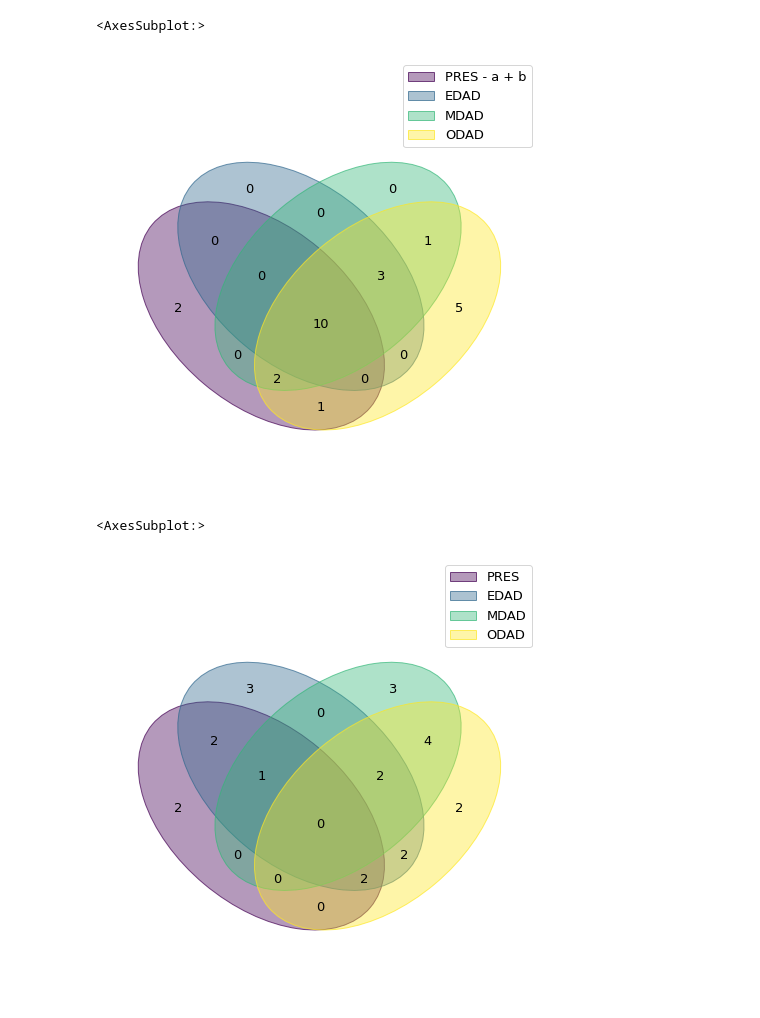
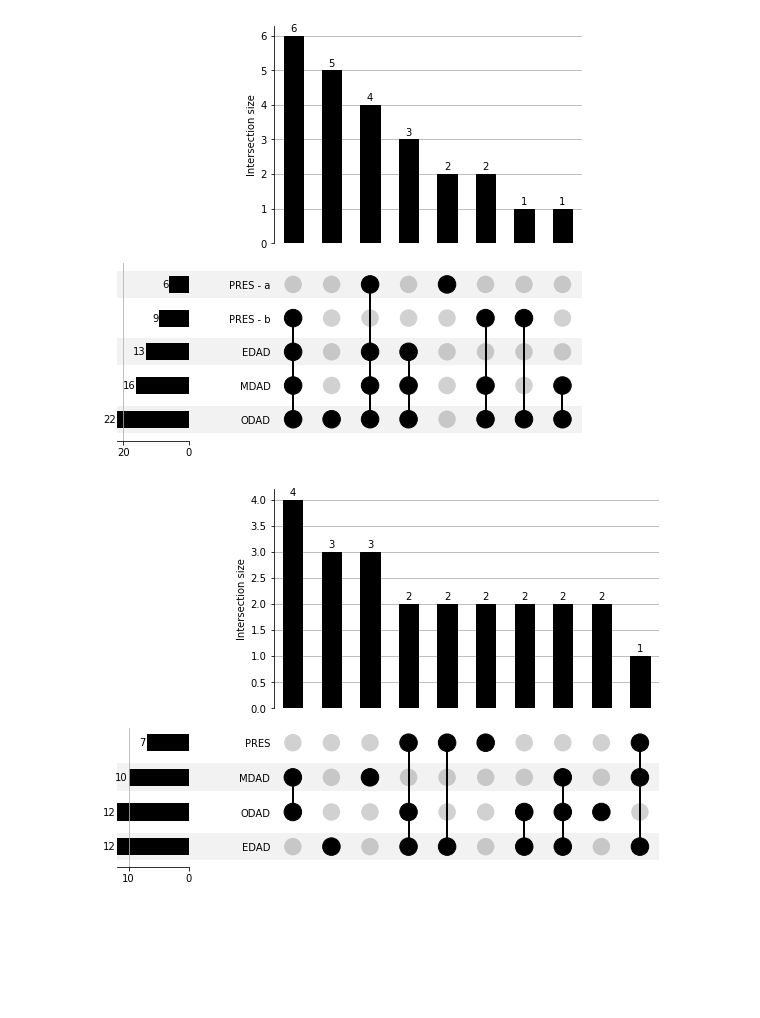
Before and after one commit to thjimmylee/UKCIC-COVID19-paper-figures, a Jupyter notebook: spatial_1/notebooks/Figure5.ipynb, the cells around one changed output. Drawn from its saved outputs; the diff is of its cells as text; code cells hidden in the pictures; blank space fills up the shorter version.

```diff
--- a/spatial_1/notebooks/Figure5.ipynb
+++ b/spatial_1/notebooks/Figure5.ipynb
@@ -498,37 +508,39 @@ p5
 # %%
-from venn import venn
-%matplotlib inline
+niche_1 = from_contents(
+    {
+        "PRES - a" : ['EP.Secretory.1', 'EC.Arterial', 'Mesothelial.like', 'PC', 'M2.3', 'FB.Adventitial'],
+        "PRES - b" : ['EC.Venous', 'EC.Capillary.1', 'PR.Myeloid', 'FB.Pathological.1', 'EC.Aerocyte', 'FB.Alveolar', 'PR.B.Plasma', 'EP.AT2.1', 'EP.Transitional'],
+        "EDAD" : ['FB.Adventitial', 'PC', 'SMC', 'B.Cell', 'FB.Pathological.1', 'M2.1', 'EC.Capillary.1', 'Mesothelial.like', 'EC.Venous', 'EC.Aerocyte', 'FB.Alveolar', 'M2.3', 'EP.Transitional'],
+        "MDAD" : ['EP.AT2.1', 'PR.B.Plasma', 'M2.3', 'EC.Lymphatic', 'PC', 'B.Cell', 'M2.1', 'FB.Pathological.1', 'FB.Adventitial', 'EP.Transitional', 'SMC', 'EC.Aerocyte', 'Mesothelial.like', 'EC.Capillary.1', 'FB.Alveolar', 'EC.Venous'],
+        "ODAD" : ['EC.Aerocyte', 'FB.Adventitial', 'EC.Capillary.1', 'M2.1',
+           'Memory.CD4', 'M2.3', 'NK.3', 'EC.Lymphatic', 'B.Cell', 'NK.1',
+           'PR.B.Plasma', 'SMC', 'NK.4', 'FB.Alveolar', 'Mesothelial.like',
+           'EC.Venous', 'EP.Ciliated', 'EP.Transitional', 'EP.AT2.1', 'PC',
+           'FB.Pathological.1', 'PR.Myeloid']
+    }
+)
 
-niche_1 = {
-    "PRES - a + b" : {'EP.Secretory.1', 'EC.Arterial', 'Mesothelial.like', 'PC', 'M2.3', 'FB.Adventitial','EC.Venous', 'EC.Capillary.1', 'PR.Myeloid', 'FB.Pathological.1', 'EC.Aerocyte', 'FB.Alveolar', 'PR.B.Plasma', 'EP.AT2.1', 'EP.Transitional'},
-    "EDAD" : {'FB.Adventitial', 'PC', 'SMC', 'B.Cell', 'FB.Pathological.1', 'M2.1', 'EC.Capillary.1', 'Mesothelial.like', 'EC.Venous', 'EC.Aerocyte', 'FB.Alveolar', 'M2.3', 'EP.Transitional'},
-    "MDAD" : {'EP.AT2.1', 'PR.B.Plasma', 'M2.3', 'EC.Lymphatic', 'PC', 'B.Cell', 'M2.1', 'FB.Pathological.1', 'FB.Adventitial', 'EP.Transitional', 'SMC', 'EC.Aerocyte', 'Mesothelial.like', 'EC.Capillary.1', 'FB.Alveolar', 'EC.Venous'},
-    "ODAD" : {'EC.Aerocyte', 'FB.Adventitial', 'EC.Capillary.1', 'M2.1',
-       'Memory.CD4', 'M2.3', 'NK.3', 'EC.Lymphatic', 'B.Cell', 'NK.1',
-       'PR.B.Plasma', 'SMC', 'NK.4', 'FB.Alveolar', 'Mesothelial.like',
-       'EC.Venous', 'EP.Ciliated', 'EP.Transitional', 'EP.AT2.1', 'PC',
-       'FB.Pathological.1', 'PR.Myeloid'}
-}
-
-venn(niche_1)
+plt = UpSet(niche_1, subset_size='count', show_counts='%d', sort_by="cardinality", element_size=50).plot()
 # %% [output]
-<AxesSubplot:>
-[figure, old version]
+[figure, new version]
 # %%
-niche_2 = {
-    "PRES" : {'EP.Secretory', 'EC.Lymphatic', 'NK.1', 'MastCell', 'EP.Secretory.2', 'B.Cell', 'PR.T.NK'},
-    "EDAD" : {'EP.Secretory.1', 'Monocyte.2', 'Th17', 'cDC', 'NK.4',
-       'EP.Secretory', 'EC.Lymphatic', 'EC.Arterial', 'PR.T.NK',
-       'EP.Secretory.2', 'MastCell', 'FB.Activated'},
-    "MDAD" : {'M2.5', 'NK.5', 'Neutrophil.2',
-       'EP.Secretory.2', 'Th17', 'cDC', 'Th2', 'Neutrophil.1',
-       'Monocyte.1', 'Effector.CD8.1'},
-    "ODAD" : {'cDC', 'Neutrophil.1',
-       'EP.Secretory.3', 'pDC.1', 'NK.5', 'Monocyte.2', 'Th17', 'Th2',
-       'FB.Activated', 'EP.Secretory', 'PR.T.NK', 'Effector.CD8.1'}
-}
+niche_2 = from_contents(
+    {
+        "PRES" : ['EP.Secretory', 'EC.Lymphatic', 'NK.1', 'MastCell', 'EP.Secretory.2', 'B.Cell', 'PR.T.NK'],
+        "EDAD" : ['EP.Secretory.1', 'Monocyte.2', 'Th17', 'cDC', 'NK.4',
+           'EP.Secretory', 'EC.Lymphatic', 'EC.Arterial', 'PR.T.NK',
+           'EP.Secretory.2', 'MastCell', 'FB.Activated'],
+        "MDAD" : ['M2.5', 'NK.5', 'Neutrophil.2',
+           'EP.Secretory.2', 'Th17', 'cDC', 'Th2', 'Neutrophil.1',
+           'Monocyte.1', 'Effector.CD8.1'],
+        "ODAD" : ['cDC', 'Neutrophil.1',
+           'EP.Secretory.3', 'pDC.1', 'NK.5', 'Monocyte.2', 'Th17', 'Th2',
+           'FB.Activated', 'EP.Secretory', 'PR.T.NK', 'Effector.CD8.1']
+    }
+)
 
-venn(niche_2 )
+
+
+plt = UpSet(niche_2, subset_size='count', show_counts='%d', sort_by="cardinality", element_size=50).plot()
 # %% [output]
-<AxesSubplot:>
-[figure, old version]
+[figure, new version]
```
Also changed, not shown: parts of 9 cells of this notebook, 1 other file.
